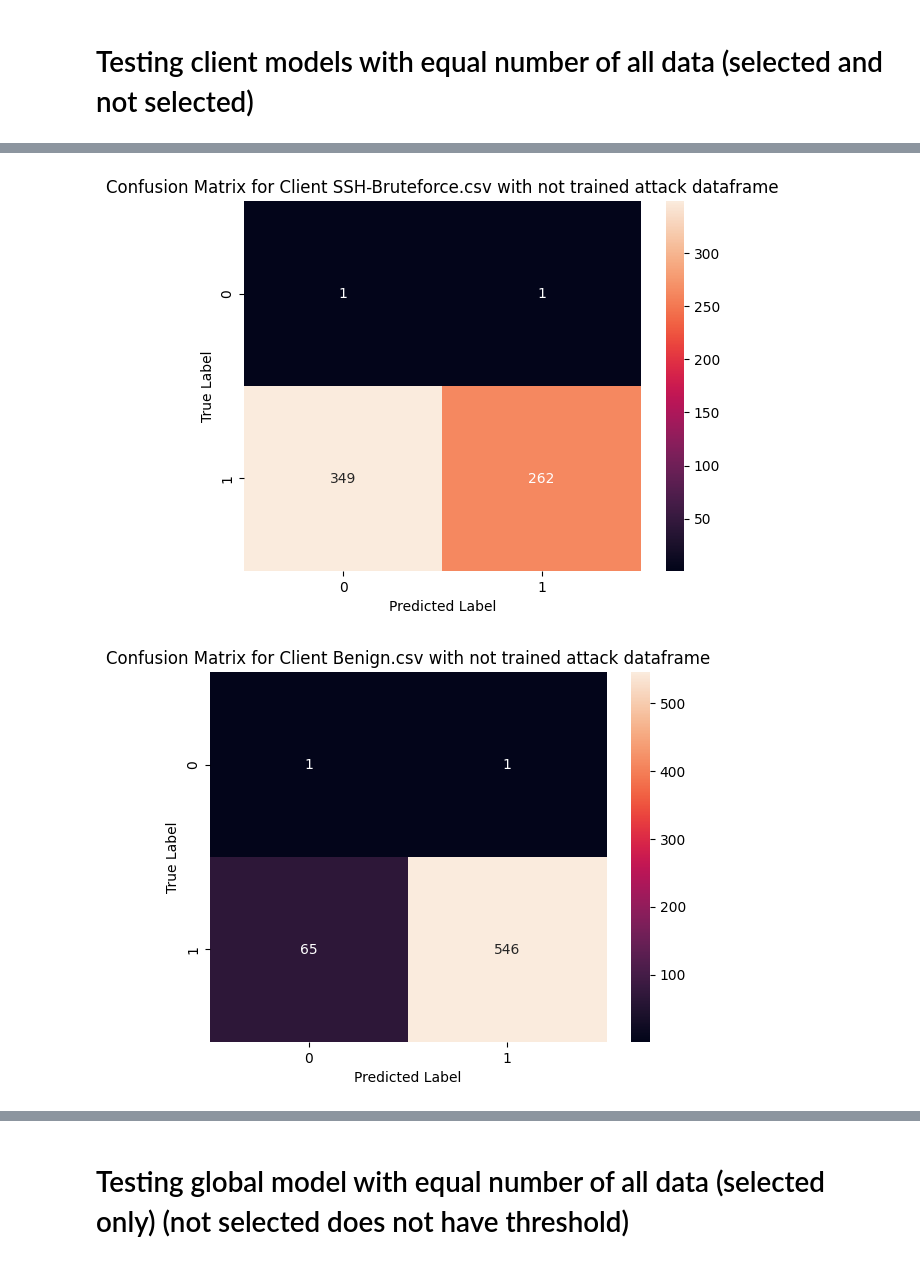
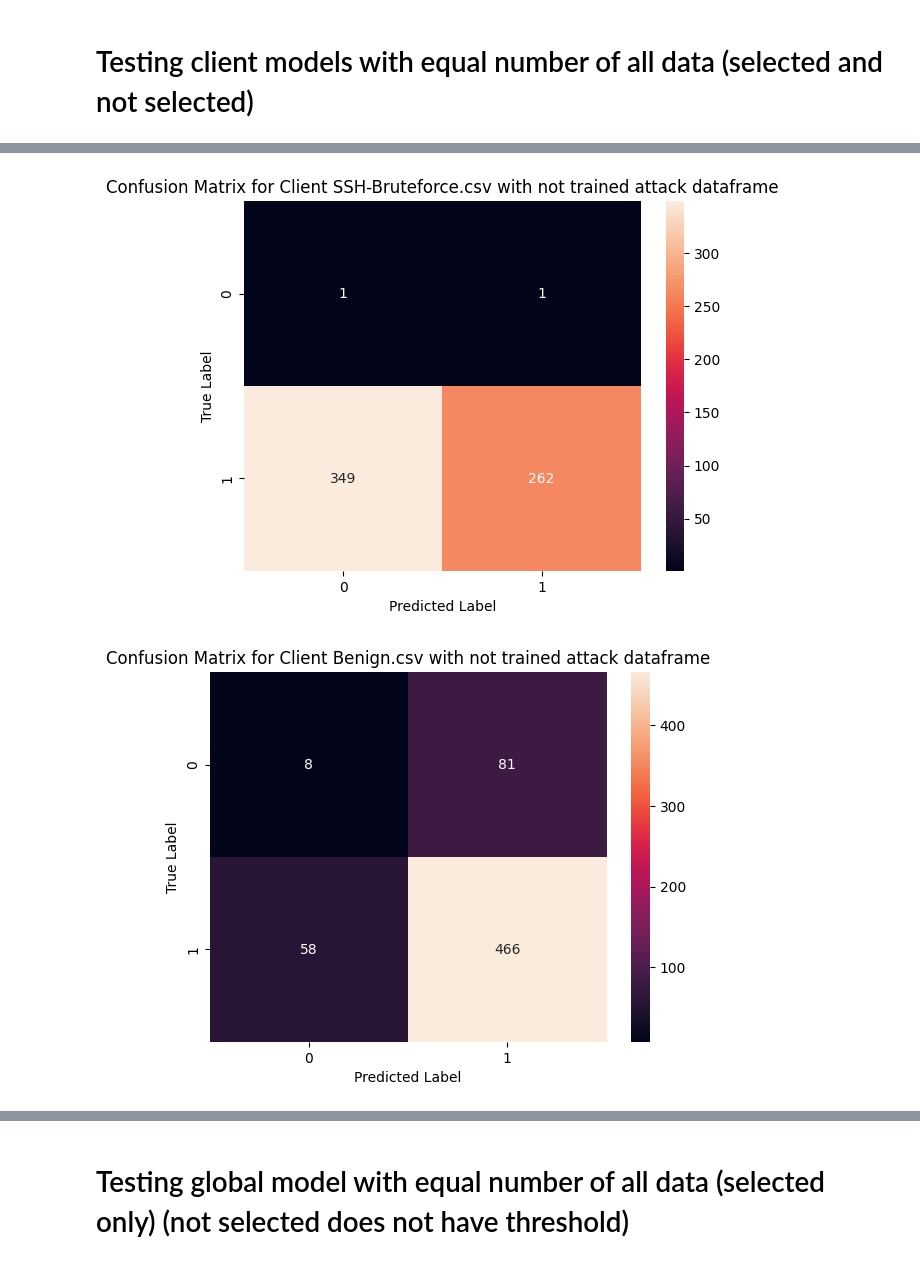
Before and after one commit to 4k5h1t/FYP, a Jupyter notebook: Separate_Attack_Training_FL_mixed-global.ipynb, the cells around one changed output, grey strips where cells are left out. Cells and saved outputs as stored; diff of their text form; code cells hidden in the pictures.

```diff
--- a/Separate_Attack_Training_FL_mixed-global.ipynb
+++ b/Separate_Attack_Training_FL_mixed-global.ipynb
@@ -895,7 +895,7 @@ for device in devices:
     for data in batch:
       pred = model(data.float())
       error = torch.mean((pred.float() - data.float())**2, dim=tuple(range(1,pred.ndim)))
-      if device == labels[ind]:
+      if device[:-4] == labels[ind]:
           y_true.append(1)
           y_pred.append(1 if error <= threshold else 0)
       else:
@@ -986,7 +986,7 @@ for device in devices:
     for data in batch:
       pred = model(data.float())
       error = torch.mean((pred.float() - data.float())**2, dim=tuple(range(1,pred.ndim)))
-      if device == labels[ind]:
+      if device[:-4] == labels[ind]:
           y_true.append(1)
           y_pred.append(1 if error <= threshold else 0)
       else:
@@ -1002,34 +1002,34 @@ for device in devices:
   plt.figure()
   sns.heatmap(conf_matrix, annot=True, fmt="d")
   plt.title("Confusion Matrix for Client " + str(device) +" with not trained attack dataframe")
   plt.xlabel("Predicted Label")
   plt.ylabel("True Label")
 
   acc = (TP+TN) / (TP+TN+FP+FN)
   precision = TP/(TP+FP)
   recall = TP/(TP+FN)
   F1score = 2 * ((precision * recall) / (precision + recall))
 
   TPR = round((TP / (TP+FN)), 6)
   # print('TPR is: {}%'.format(TPR))
 
   FPR = round((FP / (FP + TN)), 6)
   # print('TPR is: {}%'.format(FPR))
 
   notselectedattackbenmix_stats.append([str("Stats for Client " + str(device) +" with not trained attack dataframe"),acc*100,precision,recall,F1score*100,TPR,FPR])
 
 #   [['TP', 'FN']
 #   ['FP', 'TN']]
 # %% [output]
 [figure]
 [figure]
 [figure]
 [figure]
 [figure]
 [figure]
 [figure]
 [figure]
-[figure, old version]
+[figure, new version]
 # %%
 for i in notselectedattackbenmix_stats:
     print("Title: " + i[0])
```
Also changed, not shown: parts of 5 cells of this notebook.
